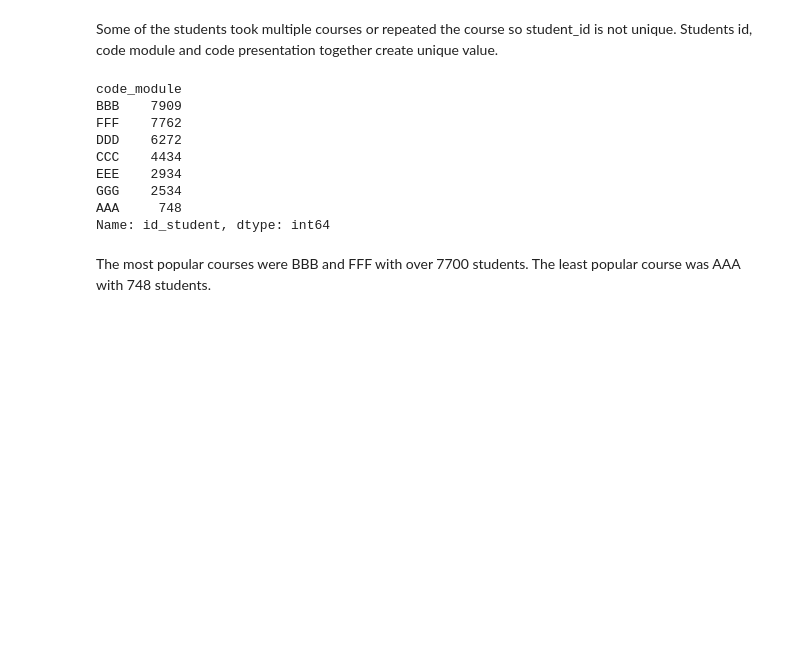
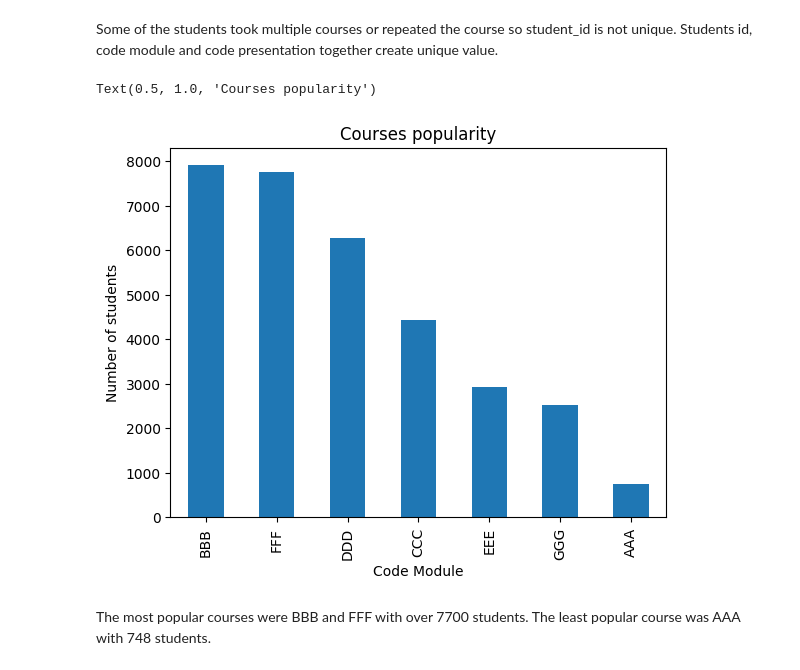
Before and after one commit to annapanfil/UPV, a Jupyter notebook: EDA/2_analysis.ipynb, the cells around one changed output. Saved outputs shown, nothing was run; the diff lists cells and outputs as text; code cells hidden in the pictures; blank space fills up the shorter version.

Commit message:
Add courses analysis

```diff
--- a/EDA/2_analysis.ipynb
+++ b/EDA/2_analysis.ipynb
@@ -53,19 +91,17 @@ id_student_course
 dtype: int64
 # %% [markdown]
 Some of the students took multiple courses or repeated the course so student_id is not unique. Students id, code module and code presentation together create unique value.
-# %%
-students_by_module = students_df.groupby("code_module").count()["id_student"].sort_values(ascending=False)
-students_by_module
-# %% [output]
-code_module
-BBB    7909
-FFF    7762
-DDD    6272
-CCC    4434
-EEE    2934
-GGG    2534
-AAA     748
-Name: id_student, dtype: int64
+# %%
+# how many students took each course
+course_group = students_df.groupby("code_module")
+students_by_module = course_group.count()["id_student"].sort_values(ascending=False)
+students_by_module.plot.bar()
+plt.xlabel("Code Module")
+plt.ylabel("Number of students")
+plt.title("Courses popularity")
+# %% [output]
+Text(0.5, 1.0, 'Courses popularity')
+[figure, added]
 # %% [markdown]
 The most popular courses were BBB and FFF with over 7700 students. The least popular course was AAA with 748 students.
 # %% [markdown]
```
Also changed, not shown: parts of 29 cells of this notebook.
